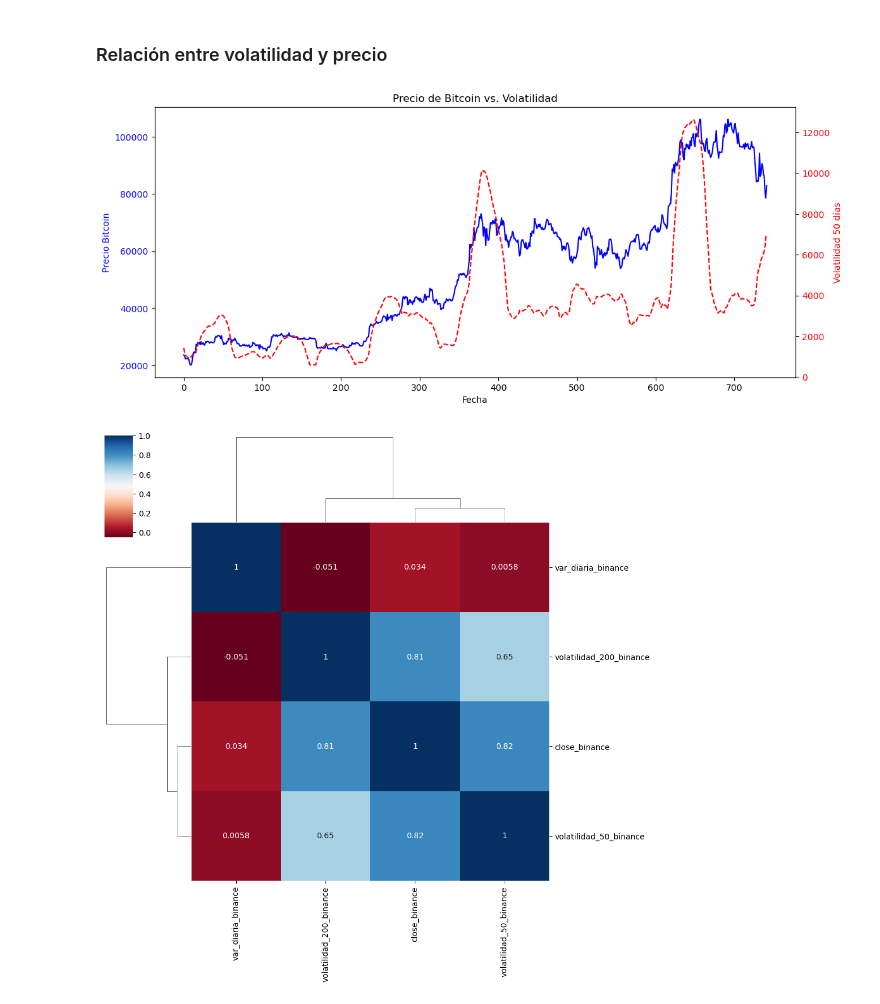
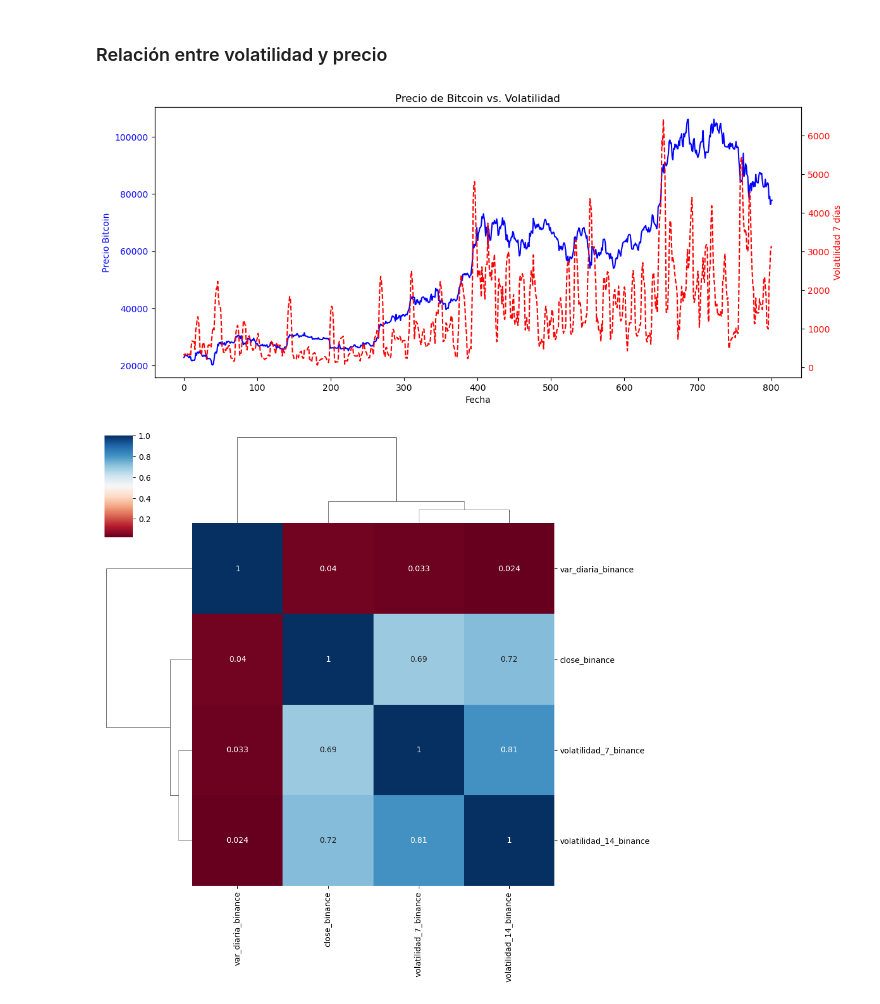
Before and after one commit to rosagomezzgil/c2425-R6, a Jupyter notebook: src/analisis/Visualizacion_merged_datos.ipynb, the cells around one changed output. Drawn from its saved outputs; the diff is of its cells as text; code cells hidden in the pictures.

```diff
--- a/src/analisis/Visualizacion_merged_datos.ipynb
+++ b/src/analisis/Visualizacion_merged_datos.ipynb
@@ -93,27 +81,27 @@ plt.show()
 # %% [markdown]
 ### Relación entre volatilidad y precio
 # %%
-df_filtered = df[['close_binance', 'volatilidad_50_binance', 'volatilidad_200_binance', 'var_diaria_binance']].dropna()
+df_filtered = df[['close_binance', 'volatilidad_7_binance', 'volatilidad_14_binance', 'var_diaria_binance']].dropna()
 # %%
 fig, ax1 = plt.subplots(figsize=(12, 5))
 
 # Gráfica de precio (eje izquierdo)
 ax1.set_xlabel('Fecha')
 ax1.set_ylabel('Precio Bitcoin', color='blue')
 ax1.plot(df_filtered.index, df_filtered['close_binance'], color='blue', label='Precio BTC')
 ax1.tick_params(axis='y', labelcolor='blue')
 
 # Agregar segundo eje Y para volatilidad
 ax2 = ax1.twinx()
-ax2.set_ylabel('Volatilidad 50 días', color='red')
-ax2.plot(df_filtered.index, df_filtered['volatilidad_50_binance'], color='red', linestyle='dashed', label='Volatilidad 50 días')
+ax2.set_ylabel('Volatilidad 7 días', color='red')
+ax2.plot(df_filtered.index, df_filtered['volatilidad_7_binance'], color='red', linestyle='dashed', label='Volatilidad 7 días')
 ax2.tick_params(axis='y', labelcolor='red')
 
 fig.tight_layout()
 plt.title("Precio de Bitcoin vs. Volatilidad")
 plt.show()
 # %% [output]
-[figure, old version]
+[figure, new version]
 # %%
 corr_matrix = df_filtered.corr(method='spearman')  # Spearman capta relaciones no lineales
 # %%
@@ -128,4 +116,4 @@ g = sns.clustermap(corr_matrix,
 # Mostrar el gráfico
 plt.show()
 # %% [output]
-[figure, old version]
+[figure, new version]
```
Also changed, not shown: parts of 7 cells of this notebook, 7 other files.
